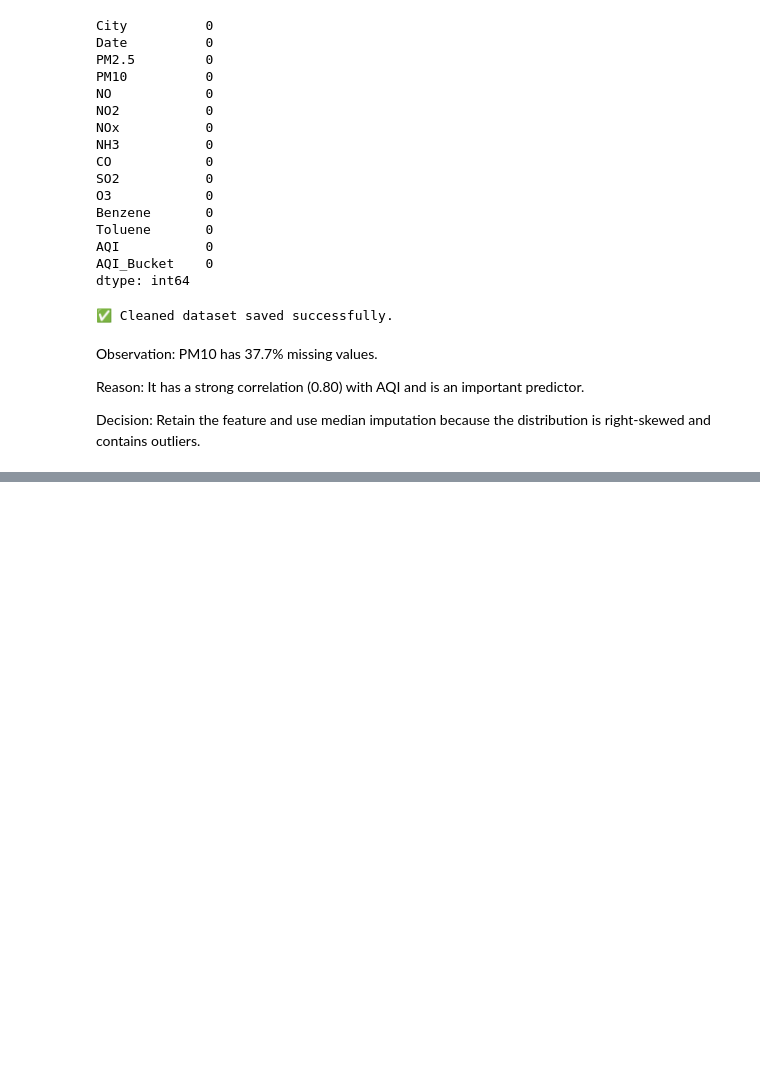
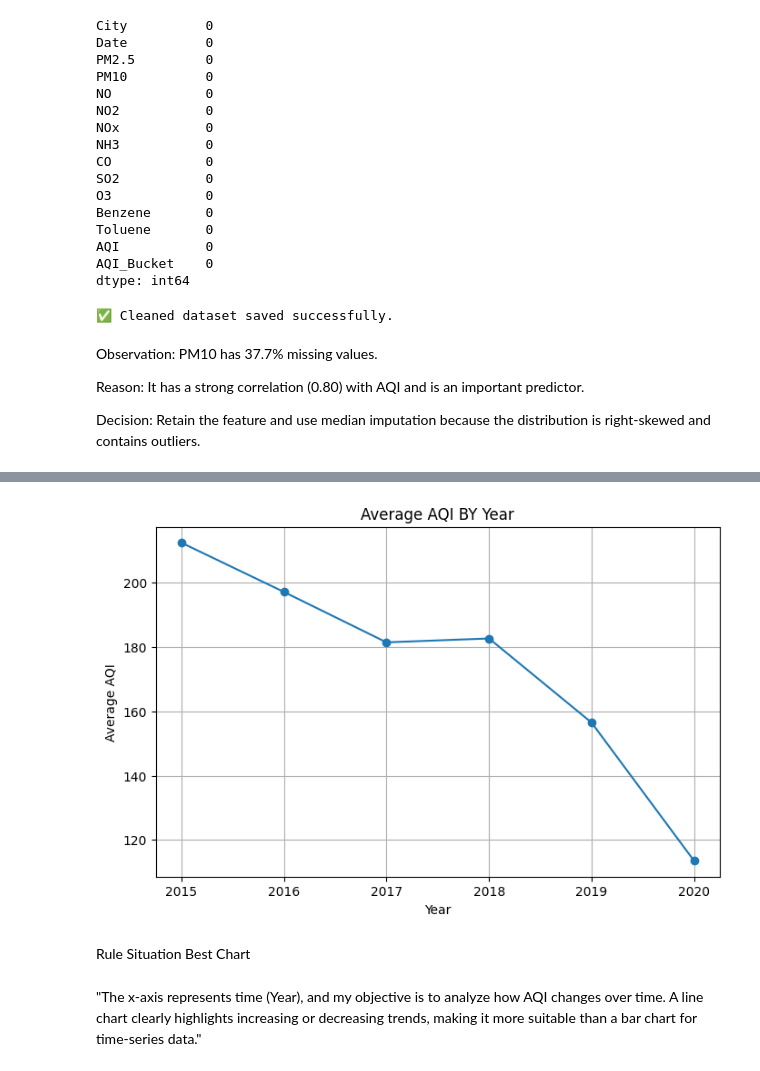
Before and after one commit to guptayash122006/AQI-Prediction-India, a Jupyter notebook: notebooks/Day1_Data_Understanding.ipynb, the cells around one changed output, grey strips where cells are left out. Drawn from its saved outputs; the diff is of its cells as text; code cells hidden in the pictures; blank space fills up the shorter version.

Commit message:
Day 1 data understanding

```diff
--- a/notebooks/Day1_Data_Understanding.ipynb
+++ b/notebooks/Day1_Data_Understanding.ipynb
@@ -187,0 +197,3 @@ Retain the feature and use median imputation because the distribution is right-s
+# %%
+df["Year"] = df["Date"].dt.year
+df[["Date" , "Year"]].head()
@@ -187,0 +209,3 @@ Retain the feature and use median imputation because the distribution is right-s
+# %%
+df["Month"] = df["Date"].dt.month
+df[["Date" , "Year" , "Month"]].head()
@@ -187,0 +230,3 @@ Retain the feature and use median imputation because the distribution is right-s
+# %%
+yearly_aqi = df.groupby("Year")["AQI"].mean()
+print(yearly_aqi)
@@ -187,0 +242,21 @@ Retain the feature and use median imputation because the distribution is right-s
+# %%
+yearly_aqi.plot(kind="line" , marker="o", figsize=(8,5))
+plt.title("Average AQI BY Year")
+plt.xlabel("Year")
+plt.ylabel("Average AQI")
+plt.grid(True)
+plt.show()
+# %% [output]
+[figure, added]
+# %% [markdown]
+Rule
+Situation	Best Chart
+<!-- Year-wise trend	✅ Line Chart -->
+<!-- Month-wise trend	✅ Line Chart -->
+<!-- Daily trend	✅ Line Chart -->
+<!-- City comparison	✅ Bar Chart -->
+<!-- Pollutant comparison	✅ Bar Chart -->
+<!-- Category percentage	✅ Pie Chart -->
+<!-- Relationship between two numerical features	✅ Scatter Plot -->
+# %% [markdown]
+"The x-axis represents time (Year), and my objective is to analyze how AQI changes over time. A line chart clearly highlights increasing or decreasing trends, making it more suitable than a bar chart for time-series data."
```
Also changed, not shown: parts of 10 cells of this notebook.
